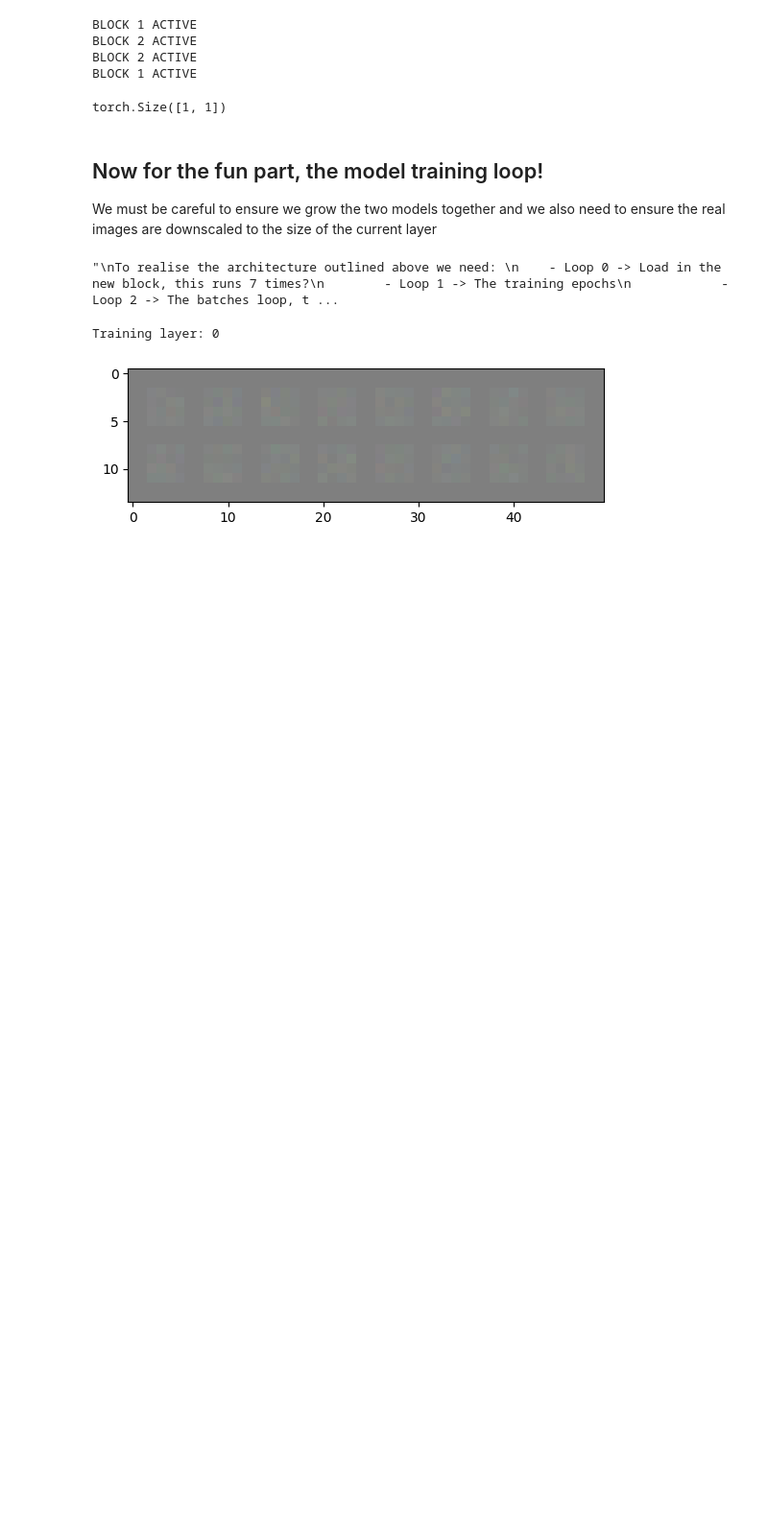
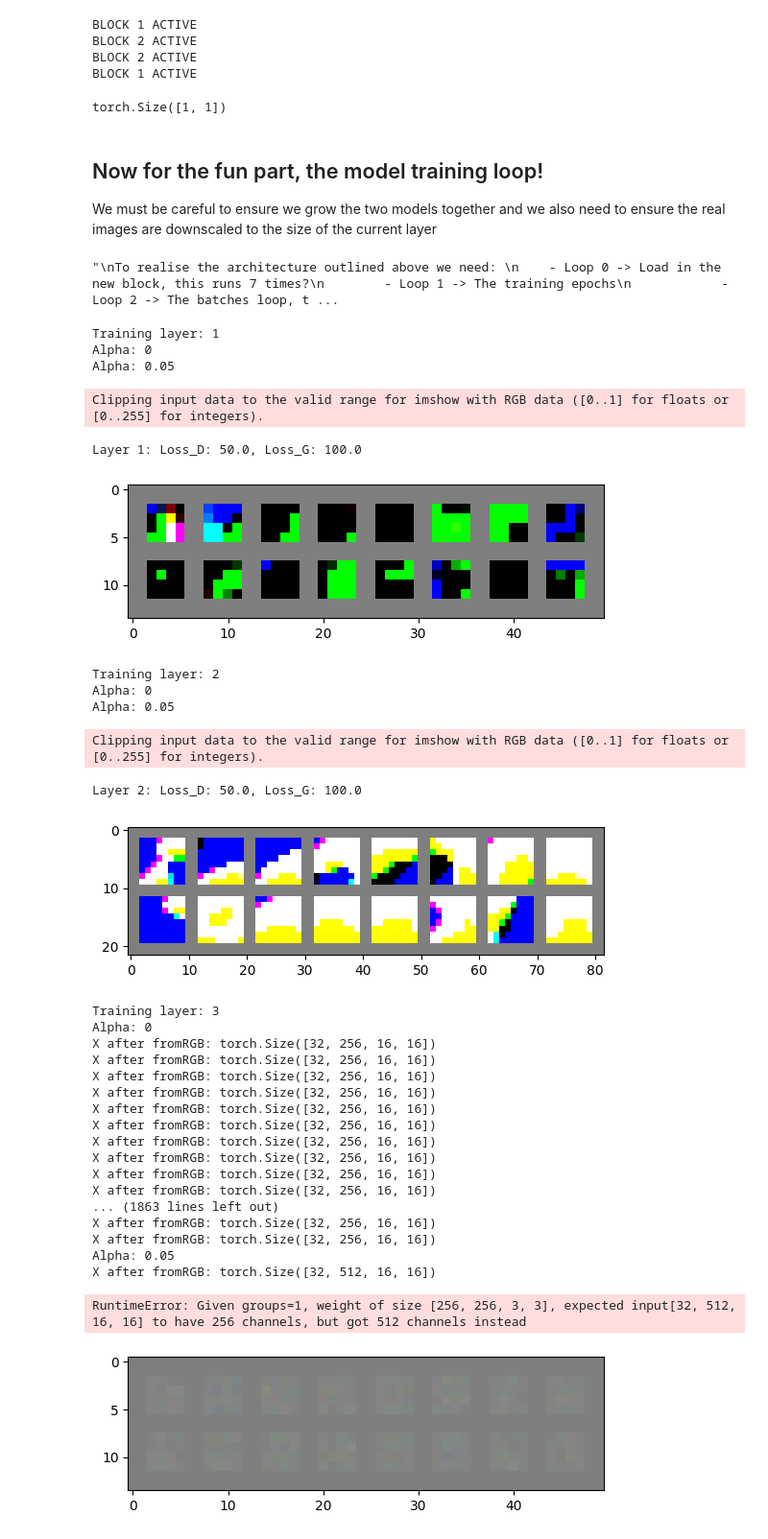
Before and after one commit to YM2132/YMPaperImplementations, a Jupyter notebook: paper_implementations/GANs_for_seaturtle_image_gen/ProgressiveGAN.ipynb, the cells around one changed output. Shown at 96% size. Saved outputs shown, nothing was run; the diff lists cells and outputs as text; code cells hidden in the pictures; blank space fills up the shorter version.

Commit message:
Need to add the res connection to D model and fix the alpah issue

```diff
--- a/paper_implementations/GANs_for_seaturtle_image_gen/ProgressiveGAN.ipynb
+++ b/paper_implementations/GANs_for_seaturtle_image_gen/ProgressiveGAN.ipynb
@@ -1472,7 +1473,7 @@ class Generator(nn.Module):
             #print("BLOCK 2 ACTIVE")
             x = self.up(x)
             if self.block2 is None:
-                self.block2 = g_conv_block(in_channels=512, out_channels=512, kernel_size1=(3,3), upsample=True)
+                self.block2 = g_conv_block(in_channels=512, out_channels=512, kernel_size1=(3,3), upsample=True).to(x.device)
             x = self.block2(x)
             block_outputs.append(x)
 
@@ -1480,7 +1481,7 @@ class Generator(nn.Module):
             #print("BLOCK 3 ACTIVE")
             x = self.up(x)
             if self.block3 is None:
-                self.block3 = g_conv_block(in_channels=512, out_channels=256, kernel_size1=(3,3), upsample=True)
+                self.block3 = g_conv_block(in_channels=512, out_channels=256, kernel_size1=(3,3), upsample=True).to(x.device)
             x = self.block3(x)
             block_outputs.append(x)
 
@@ -1489,7 +1490,7 @@ class Generator(nn.Module):
             #print("BLOCK 4 ACTIVE")
             x = self.up(x)
             if self.block4 is None:
-                self.block4 = g_conv_block(in_channels=256, out_channels=128, kernel_size1=(3,3), upsample=True)
+                self.block4 = g_conv_block(in_channels=256, out_channels=128, kernel_size1=(3,3), upsample=True).to(x.device)
             x = self.block4(x)
             block_outputs.append(x)
 
@@ -1498,7 +1499,7 @@ class Generator(nn.Module):
             #print("BLOCK 5 ACTIVE")
             x = self.up(x)
             if self.block5 is None:
-                self.block5 = g_conv_block(in_channels=128, out_channels=64, kernel_size1=(3,3), upsample=True)
+                self.block5 = g_conv_block(in_channels=128, out_channels=64, kernel_size1=(3,3), upsample=True).to(x.device)
             x = self.block5(x)
             block_outputs.append(x)
 
@@ -1507,7 +1508,7 @@ class Generator(nn.Module):
             #print("BLOCK 6 ACTIVE")
             x = self.up(x)
             if self.block6 is None:
-                self.block6 = g_conv_block(in_channels=64, out_channels=32, kernel_size1=(3,3), upsample=True)
+                self.block6 = g_conv_block(in_channels=64, out_channels=32, kernel_size1=(3,3), upsample=True).to(x.device)
             x = self.block6(x)
             block_outputs.append(x)
 
@@ -1516,7 +1517,7 @@ class Generator(nn.Module):
             #print("BLOCK 7 ACTIVE")
             x = self.up(x)
             if self.block7 is None:
-                self.block7 = g_conv_block(in_channels=32, out_channels=16, kernel_size1=(3,3), upsample=True)
+                self.block7 = g_conv_block(in_channels=32, out_channels=16, kernel_size1=(3,3), upsample=True).to(x.device)
             x = self.block7(x)
             block_outputs.append(x)
 
@@ -1527,8 +1528,8 @@ class Generator(nn.Module):
             # toRGB
             # We init to_RGB's when alpha is 0, i.e. the start of the epoch
             if alpha == 0:
-                self.to_RGB_res = from_to_RGB(in_channels=res_x.size(1), out_channels=3)
-                self.to_RGB_out = from_to_RGB(in_channels=x.size(1), out_channels=3)
+                self.to_RGB_res = from_to_RGB(in_channels=res_x.size(1), out_channels=3).to(x.device)
+                self.to_RGB_out = from_to_RGB(in_channels=x.size(1), out_channels=3).to(x.device)
 
             # For this small example we need to pass block1_x through the to_RGB layer
             if len(block_outputs) > 1:
@@ -1596,41 +1597,44 @@ class Discriminator(nn.Module):
             self.fromRGB = from_to_RGB(in_channels=3, out_channels=expected_channels[layer_num-1]).to(x.device)
         x = self.fromRGB(x)
 
+        if layer_num == 3:
+            print(f'X after fromRGB: {x.shape}')
+
         # Block 7
         if layer_num >= 7:
             #print("BLOCK 7 ACTIVE")
             if self.block1 is None:
-                self.block1 = d_conv_block(in_channels=16, out_channels=32, kernel_size1=(3,3))
+                self.block1 = d_conv_block(in_channels=16, out_channels=32, kernel_size1=(3,3)).to(x.device)
             x = self.block1(x)
         # Block 6
         if layer_num >= 6:
             #print("BLOCK 6 ACTIVE")
             if self.block2 is None:
-                self.block2 = d_conv_block(in_channels=32, out_channels=64, kernel_size1=(3,3))
+                self.block2 = d_conv_block(in_channels=32, out_channels=64, kernel_size1=(3,3)).to(x.device)
             x = self.block2(x)
         # Block 5
         if layer_num >= 5:
             #print("BLOCK 5 ACTIVE")
             if self.block3 is None:
-                self.block3 = d_conv_block(in_channels=64, out_channels=128, kernel_size1=(3,3))
+                self.block3 = d_conv_block(in_channels=64, out_channels=128, kernel_size1=(3,3)).to(x.device)
             x = self.block3(x)
         # Block 4
         if layer_num >= 4:
             #print("BLOCK 4 ACTIVE")
             if self.block4 is None:
-                self.block4 = d_conv_block(in_channels=128, out_channels=256, kernel_size1=(3,3))
+                self.block4 = d_conv_block(in_channels=128, out_channels=256, kernel_size1=(3,3)).to(x.device)
             x = self.block4(x)
         # Block 3
         if layer_num >= 3:
             #print("BLOCK 3 ACTIVE")
             if self.block5 is None:
-                self.block5 = d_conv_block(in_channels=256, out_channels=512, kernel_size1=(3,3))
+                self.block5 = d_conv_block(in_channels=256, out_channels=512, kernel_size1=(3,3)).to(x.device)
             x = self.block5(x)
         # Block 2
         if layer_num >= 2:
             #print("BLOCK 2 ACTIVE")
             if self.block6 is None:
-                self.block6 = d_conv_block(in_channels=512, out_channels=512, kernel_size1=(3,3))
+                self.block6 = d_conv_block(in_channels=512, out_channels=512, kernel_size1=(3,3)).to(x.device)
             x = self.block6(x)
         # Block 1
         if layer_num >= 1:
@@ -1696,13 +1700,17 @@ criterion = nn.BCELoss()
 optim_D = None
 optim_G = None
 # %%
+# The paper has weight and bias init but I don't include it here, would need to think about how that will work
+
 ## We will train for 20*7 epochs
 # Outer loop will handle the growing of layers
 for layer in range(7):
     # This second loop will introduce alpha
-    print(f'Training layer: {layer}')
+    print(f'Training layer: {layer+1}')
     alpha = 0
-    for epoch_grow in range(20):
+    #for epoch_grow in range(20):
+    for epoch_grow in range(2):
+        print(f'Alpha: {alpha}')
         for i, data in enumerate(dataloader):
             real_images, _ = data
             real_images = real_images.to(device)
@@ -1740,35 +1748,64 @@ for layer in range(7):
             loss_d.backward()
             optim_D.step()
 
             # Generate new images for updating G
             noise_tensor = torch.randn((batch_size, 512, 1, 1)).to(device)
 
             # Next update the G model,
             final_g.zero_grad()
             gen_images = final_g(noise_tensor, layer_num=layer+1, alpha=alpha)  # Gen new images for training G
             # For generator updating we need the labels for generated images to be 1's to fool the discriminator
             # We do this by just passing the real_labels to the loss function
             # Note we use the D model, the equation in the paper is max log(D(G(z))) and we already have G(z)
             d_outputs_generated = final_d(gen_images)
             loss_g = criterion(d_outputs_generated, real_labels)
             loss_g.backward()
             optim_G.step()
 
             #break
 
         alpha += 1/20
         alpha = round(alpha, 2)
         #break
     # Set optimisers to None for reintialisation
     optim_D = None
     optim_G = None
 
-    print(f'Epoch {epoch}: Loss_D: {loss_d.item()}, Loss_G: {loss_g.item()}')
+    print(f'Layer {layer+1}: Loss_D: {loss_d.item()}, Loss_G: {loss_g.item()}')
     imshow(torchvision.utils.make_grid(gen_images.cpu()))
 
     #break
 # %% [output]
-Training layer: 0
+Training layer: 1
+Alpha: 0
+Alpha: 0.05
+Clipping input data to the valid range for imshow with RGB data ([0..1] for floats or [0..255] for integers).
+Layer 1: Loss_D: 50.0, Loss_G: 100.0
+[figure, added]
+Training layer: 2
+Alpha: 0
+Alpha: 0.05
+Clipping input data to the valid range for imshow with RGB data ([0..1] for floats or [0..255] for integers).
+Layer 2: Loss_D: 50.0, Loss_G: 100.0
+[figure, added]
+Training layer: 3
+Alpha: 0
+X after fromRGB: torch.Size([32, 256, 16, 16])
+X after fromRGB: torch.Size([32, 256, 16, 16])
+X after fromRGB: torch.Size([32, 256, 16, 16])
+X after fromRGB: torch.Size([32, 256, 16, 16])
+X after fromRGB: torch.Size([32, 256, 16, 16])
+X after fromRGB: torch.Size([32, 256, 16, 16])
+X after fromRGB: torch.Size([32, 256, 16, 16])
+X after fromRGB: torch.Size([32, 256, 16, 16])
+X after fromRGB: torch.Size([32, 256, 16, 16])
+X after fromRGB: torch.Size([32, 256, 16, 16])
+... (1863 lines left out)
+X after fromRGB: torch.Size([32, 256, 16, 16])
+X after fromRGB: torch.Size([32, 256, 16, 16])
+Alpha: 0.05
+X after fromRGB: torch.Size([32, 512, 16, 16])
+RuntimeError: Given groups=1, weight of size [256, 256, 3, 3], expected input[32, 512, 16, 16] to have 256 channels, but got 512 channels instead
 # %%
 imshow(torchvision.utils.make_grid(gen_images.cpu()))
 # %% [output]
```
Also changed, not shown: parts of 2 cells of this notebook.
